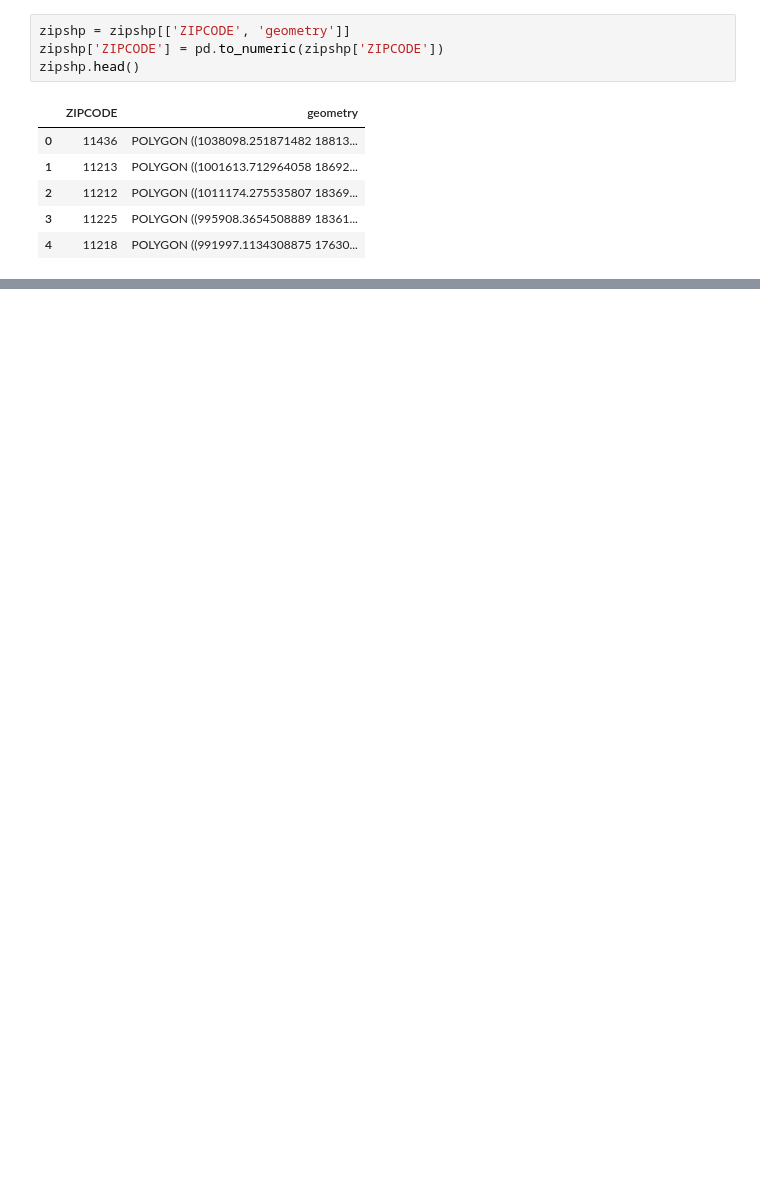
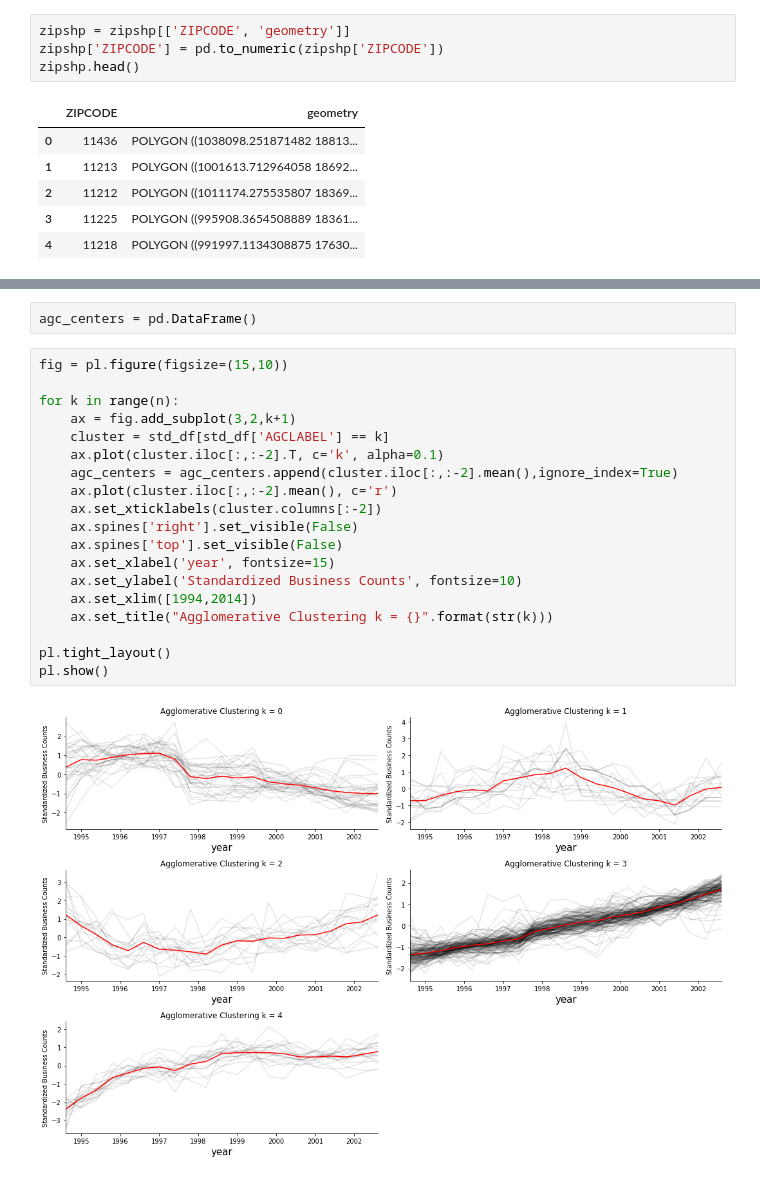
Before and after one commit to jazzzchan/PUI2017_yc3300, a Jupyter notebook: HW11_yc3300/HW11_Assignment1.ipynb, the cells around one changed output, grey strips where cells are left out. Saved outputs shown, nothing was run; the diff lists cells and outputs as text; blank space fills up the shorter version.

```diff
--- a/HW11_yc3300/HW11_Assignment1.ipynb
+++ b/HW11_yc3300/HW11_Assignment1.ipynb
@@ -187,0 +339,23 @@ df = df[['est', '']]
+# %%
+agc_centers = pd.DataFrame()
+# %%
+fig = pl.figure(figsize=(15,10))
+
+for k in range(n):
+    ax = fig.add_subplot(3,2,k+1)
+    cluster = std_df[std_df['AGCLABEL'] == k]
+    ax.plot(cluster.iloc[:,:-2].T, c='k', alpha=0.1)
+    agc_centers = agc_centers.append(cluster.iloc[:,:-2].mean(),ignore_index=True)
+    ax.plot(cluster.iloc[:,:-2].mean(), c='r')
+    ax.set_xticklabels(cluster.columns[:-2])
+    ax.spines['right'].set_visible(False)
+    ax.spines['top'].set_visible(False)
+    ax.set_xlabel('year', fontsize=15)
+    ax.set_ylabel('Standardized Business Counts', fontsize=10)
+    ax.set_xlim([1994,2014])
+    ax.set_title("Agglomerative Clustering k = {}".format(str(k)))
+
+pl.tight_layout()
+pl.show()
+# %% [output]
+[figure, added]
```
Also changed, not shown: parts of 38 cells of this notebook.
